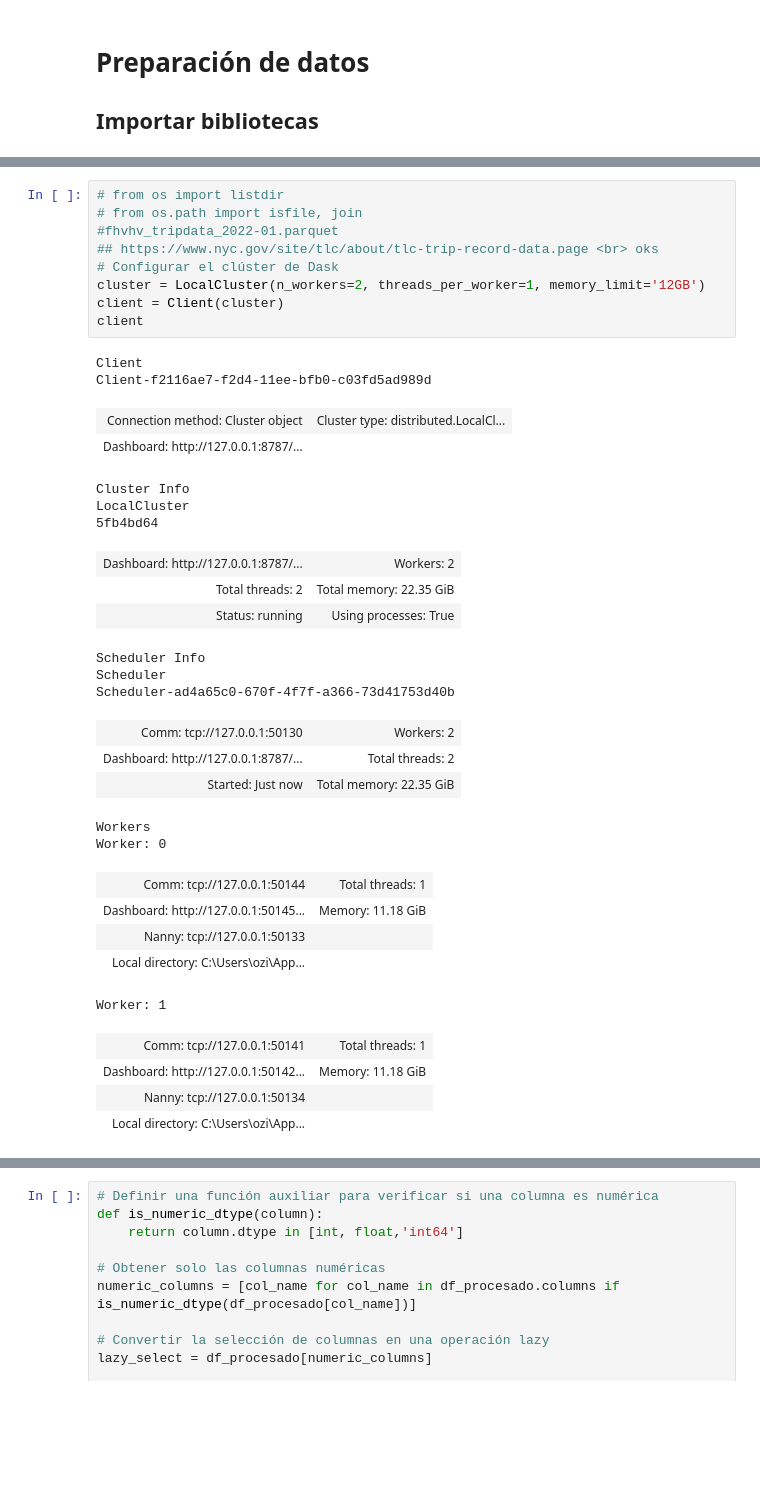
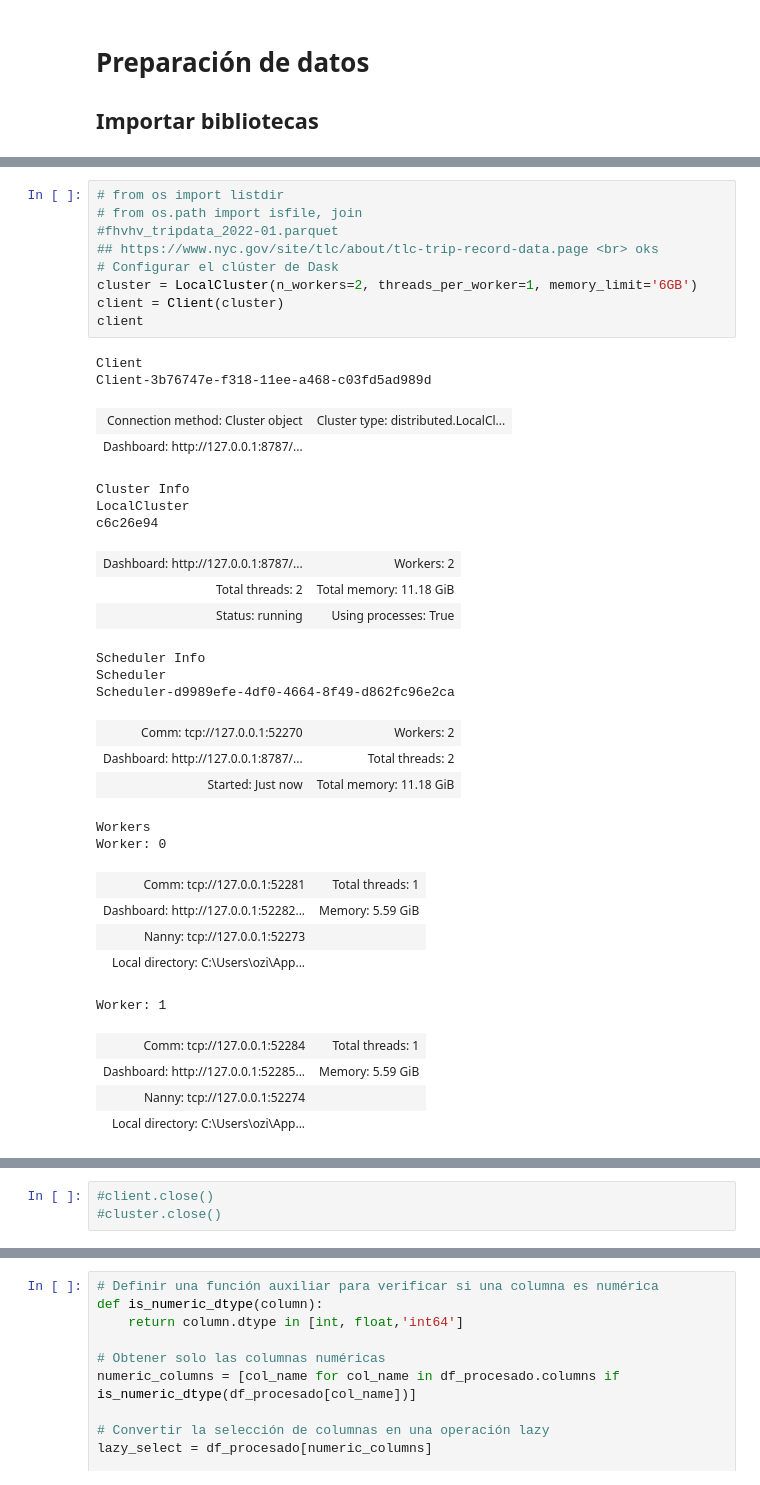
Before and after one commit to clblommberg/MVP_ML_TransporteNY, a Jupyter notebook: notebooks/02_EDA_ffvh.ipynb, the cells around one changed output, grey strips where cells are left out. Saved outputs shown, nothing was run; the diff lists cells and outputs as text; blank space fills up the shorter version.

```diff
--- a/notebooks/02_EDA_ffvh.ipynb
+++ b/notebooks/02_EDA_ffvh.ipynb
@@ -36,37 +37,37 @@ except Exception as e:
 # %%
 # from os import listdir
 # from os.path import isfile, join
 #fhvhv_tripdata_2022-01.parquet
 ## https://www.nyc.gov/site/tlc/about/tlc-trip-record-data.page <br> oks
 # Configurar el clúster de Dask
-cluster = LocalCluster(n_workers=2, threads_per_worker=1, memory_limit='12GB')
+cluster = LocalCluster(n_workers=2, threads_per_worker=1, memory_limit='6GB')
 client = Client(cluster)
 client
 # %% [output]
 Client
-Client-f2116ae7-f2d4-11ee-bfb0-c03fd5ad989d
+Client-3b76747e-f318-11ee-a468-c03fd5ad989d
 | Connection method: Cluster object | Cluster type: distributed.LocalCl... |
 | Dashboard: http://127.0.0.1:8787/... |  |
 Cluster Info
 LocalCluster
-5fb4bd64
+c6c26e94
 | Dashboard: http://127.0.0.1:8787/... | Workers: 2 |
-| Total threads: 2 | Total memory: 22.35 GiB |
+| Total threads: 2 | Total memory: 11.18 GiB |
 | Status: running | Using processes: True |
 Scheduler Info
 Scheduler
-Scheduler-ad4a65c0-670f-4f7f-a366-73d41753d40b
+Scheduler-d9989efe-4df0-4664-8f49-d862fc96e2ca
-| Comm: tcp://127.0.0.1:50130 | Workers: 2 |
+| Comm: tcp://127.0.0.1:52270 | Workers: 2 |
 | Dashboard: http://127.0.0.1:8787/... | Total threads: 2 |
-| Started: Just now | Total memory: 22.35 GiB |
+| Started: Just now | Total memory: 11.18 GiB |
 Workers
 Worker: 0
-| Comm: tcp://127.0.0.1:50144 | Total threads: 1 |
-| Dashboard: http://127.0.0.1:50145... | Memory: 11.18 GiB |
-| Nanny: tcp://127.0.0.1:50133 |  |
+| Comm: tcp://127.0.0.1:52281 | Total threads: 1 |
+| Dashboard: http://127.0.0.1:52282... | Memory: 5.59 GiB |
+| Nanny: tcp://127.0.0.1:52273 |  |
 | Local directory: C:\Users\ozi\App... |  |
 Worker: 1
-| Comm: tcp://127.0.0.1:50141 | Total threads: 1 |
-| Dashboard: http://127.0.0.1:50142... | Memory: 11.18 GiB |
-| Nanny: tcp://127.0.0.1:50134 |  |
+| Comm: tcp://127.0.0.1:52284 | Total threads: 1 |
+| Dashboard: http://127.0.0.1:52285... | Memory: 5.59 GiB |
+| Nanny: tcp://127.0.0.1:52274 |  |
 | Local directory: C:\Users\ozi\App... |  |
@@ -73 +88,4 @@ Worker: 1
+# %%
+#client.close()
+#cluster.close()
 # %%
```
Also changed, not shown: parts of 70 cells of this notebook, 6 other files.
